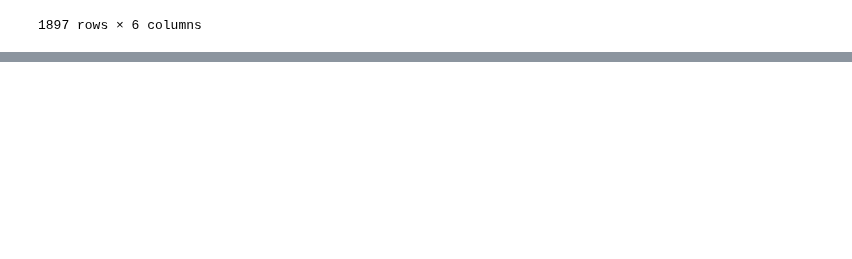
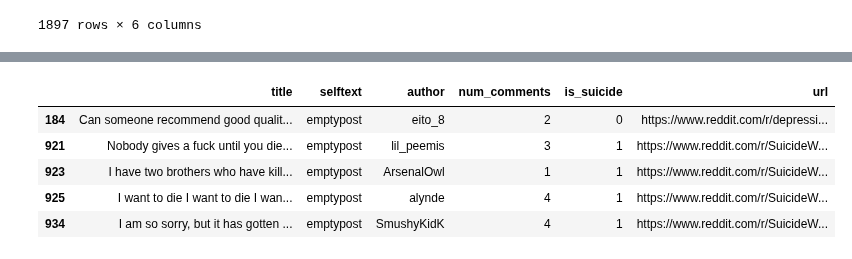
Before and after one commit to ayaanzhaque/SuiSense, a Jupyter notebook: notebooks/data_processing.ipynb, the cells around one changed output, grey strips where cells are left out. Drawn from its saved outputs; the diff is of its cells as text; code cells hidden in the pictures; blank space fills up the shorter version.

```diff
--- a/notebooks/data_processing.ipynb
+++ b/notebooks/data_processing.ipynb
@@ -144,0 +190,10 @@ combined_data.to_csv('/Users/ayaanhaque/Desktop/SuiSense/data/combined_data.csv'
+# %%
+# checking if filling missing values worked
+combined_data[combined_data["selftext"].isin(["emptypost"])].head()
+# %% [output]
+|  | title | selftext | author | num_comments | is_suicide | url |
+| 184 | Can someone recommend good qualit... | emptypost | eito_8 | 2 | 0 | https://www.reddit.com/r/depressi... |
+| 921 | Nobody gives a fuck until you die... | emptypost | lil_peemis | 3 | 1 | https://www.reddit.com/r/SuicideW... |
+| 923 | I have two brothers who have kill... | emptypost | ArsenalOwl | 1 | 1 | https://www.reddit.com/r/SuicideW... |
+| 925 | I want to die I want to die I wan... | emptypost | alynde | 4 | 1 | https://www.reddit.com/r/SuicideW... |
+| 934 | I am so sorry, but it has gotten ... | emptypost | SmushyKidK | 4 | 1 | https://www.reddit.com/r/SuicideW... |
```
Also changed, not shown: parts of 7 cells of this notebook.
